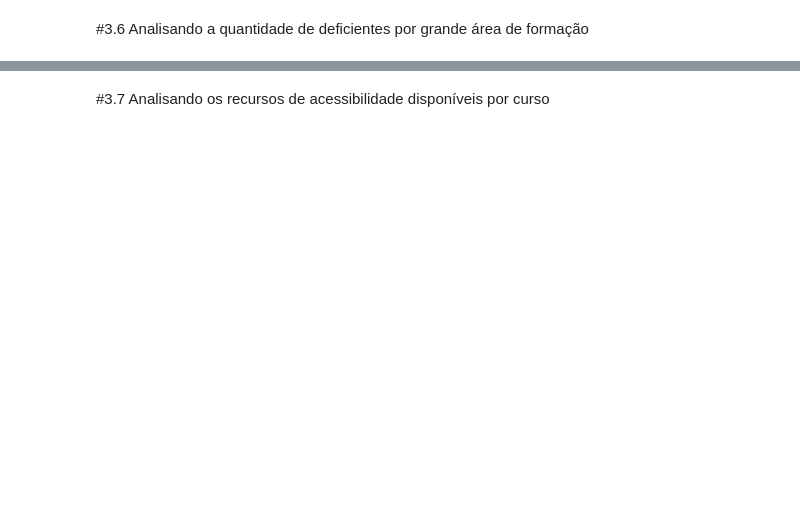
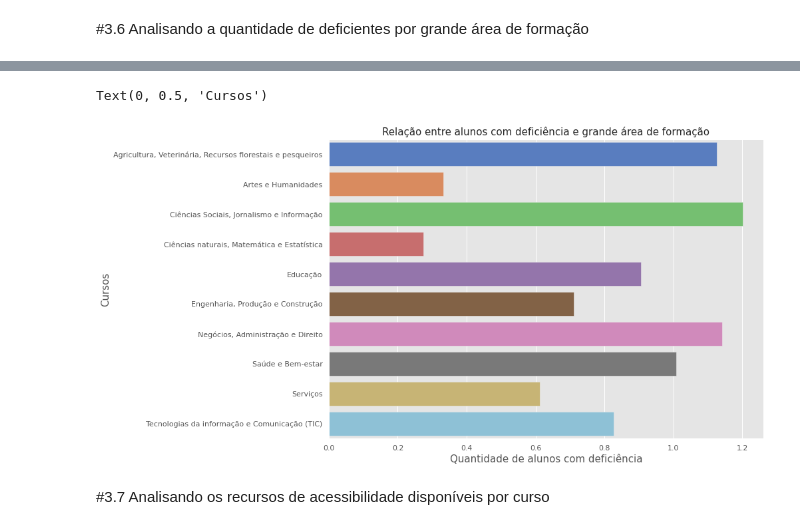
Before and after one commit to roxacarv/edulearn, a Jupyter notebook: Edulearn.ipynb, the cells around one changed output, grey strips where cells are left out. Cells and saved outputs as stored; diff of their text form; code cells hidden in the pictures; blank space fills up the shorter version.

```diff
--- a/Edulearn.ipynb
+++ b/Edulearn.ipynb
@@ -1083,0 +1027,6 @@ NameError: ignored
+# %%
+df_info_curso = pd.read_csv('https://raw.githubusercontent.com/roxacarv/edulearn/main/dados/SUP_CURSO_2019.CSV', sep='|', encoding='latin-1', usecols=['NO_CURSO', 'QT_MATRICULA_TOTAL', 'QT_CONCLUINTE_TOTAL'])
+df_info_curso['NUM_DE_CURSOS'] = 1
+df_info_curso = df_info_curso.groupby('NO_CURSO').sum().reset_index()
+df_info_curso = df_info_curso.rename(columns={'NO_CURSO': 'NOME_CURSO', 'QT_MATRICULA_TOTAL': 'NUM_ALUNOS_MATRICULADOS', 'QT_CONCLUINTE_TOTAL': 'NUM_ALUNOS_CONCLUINTES'})
+df_info_curso
@@ -1083,0 +1047,9 @@ NameError: ignored
+# %%
+df_curso_deficiencia = df_alunos_deficiencia[['NOME_IES', 'NOME_CURSO', 'AREA_FORMACAO']]
+df_curso_deficiencia['NUM_ALUNOS_DEFICIENTES'] = 1
+df_curso_deficiencia = df_curso_deficiencia.groupby(by=['NOME_CURSO', 'AREA_FORMACAO']).sum().reset_index()
+df_curso_deficiencia = pd.merge(df_curso_deficiencia, df_info_curso, how='inner', on='NOME_CURSO')
+df_curso_deficiencia
+df_arealuno = df_curso_deficiencia.groupby(by=['AREA_FORMACAO']).sum()
+df_arealuno['MEDIA_QNT_ALUNO_CURSO'] = df_arealuno['NUM_ALUNOS_DEFICIENTES'] / df_arealuno['NUM_DE_CURSOS']
+df_arealuno
@@ -1084,3 +1073,12 @@ NameError: ignored
+# %%
+df_arealuno = df_arealuno.reset_index()
+df_arealuno_plot = sns.barplot(x='MEDIA_QNT_ALUNO_CURSO', y='AREA_FORMACAO', data=df_arealuno, palette="muted")
+df_arealuno_plot.set_title('Relação entre alunos com deficiência e grande área de formação', fontsize = 15)
+df_arealuno_plot.set_xlabel('Quantidade de alunos com deficiência',fontsize = 15)
+df_arealuno_plot.set_ylabel('Cursos',fontsize=15)
+# %% [output]
+Text(0, 0.5, 'Cursos')
+[figure, added]
 # %% [markdown]
 #3.7 Analisando os recursos de acessibilidade disponíveis por curso
 # %%
```
Also changed, not shown: parts of 11 cells of this notebook.
